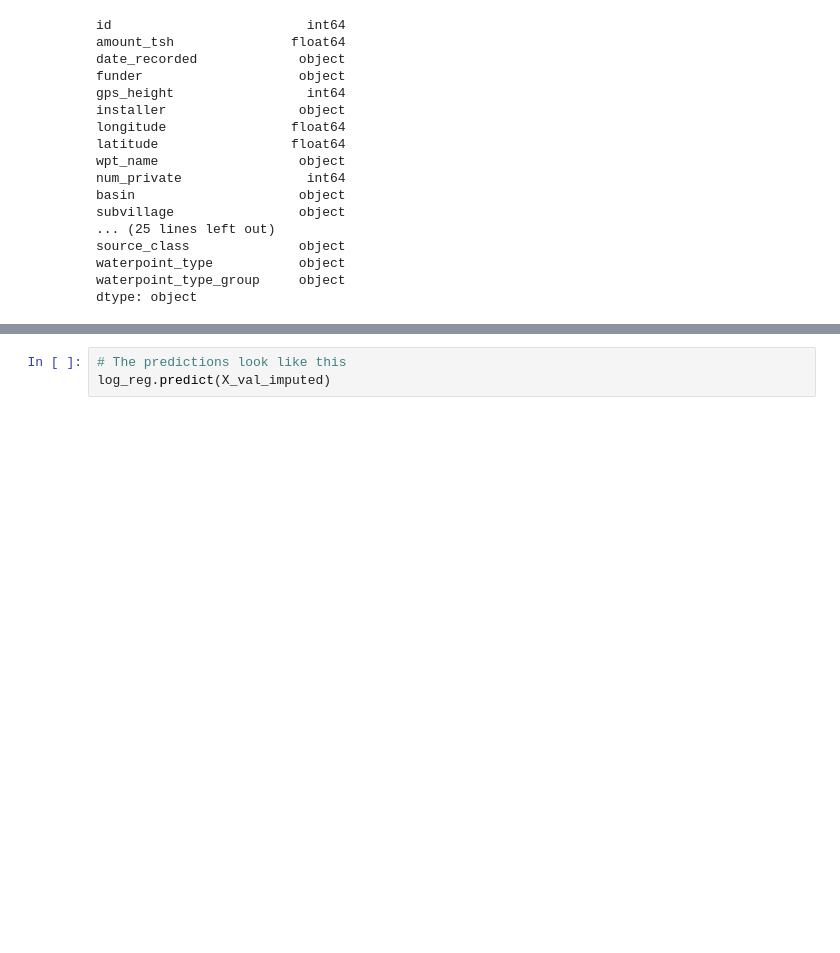
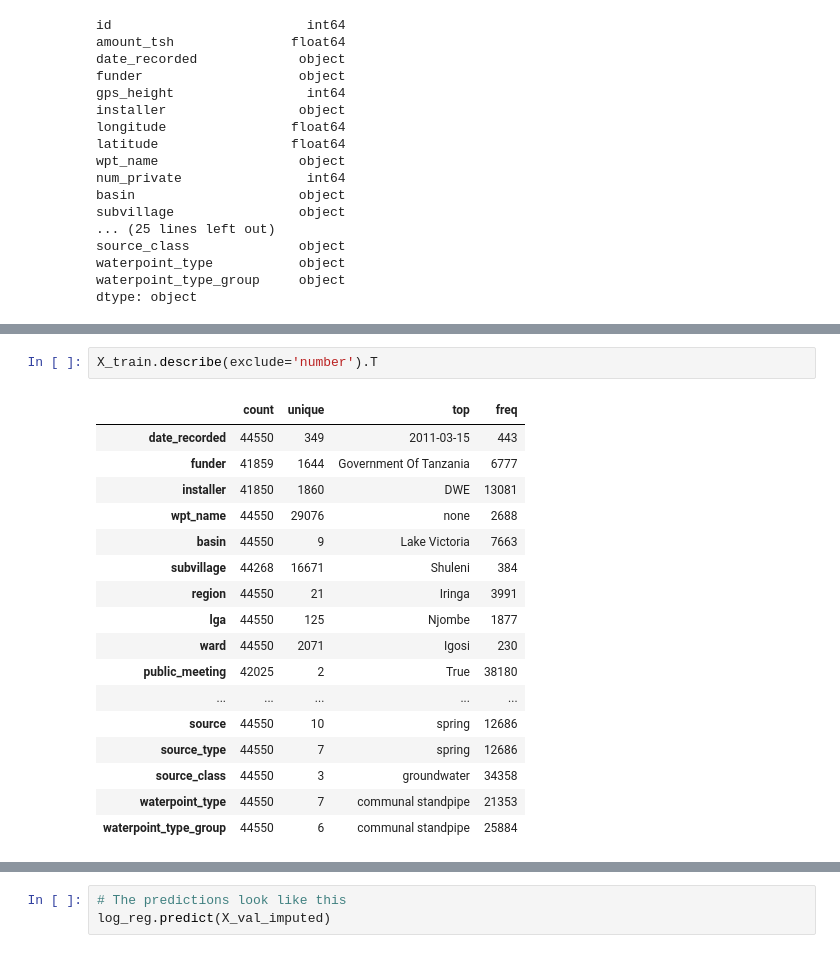
Before and after one commit to Bhavani-Rajan/DS-Unit-2-Regression-Classification, a Jupyter notebook: module4/assignment_regression_classification_4.ipynb, the cells around one changed output, grey strips where cells are left out. Cells and saved outputs as stored; diff of their text form; blank space fills up the shorter version.

```diff
--- a/module4/assignment_regression_classification_4.ipynb
+++ b/module4/assignment_regression_classification_4.ipynb
@@ -409,0 +424,20 @@ dtype: object
+# %%
+X_train.describe(exclude='number').T
+# %% [output]
+|  | count | unique | top | freq |
+| date_recorded | 44550 | 349 | 2011-03-15 | 443 |
+| funder | 41859 | 1644 | Government Of Tanzania | 6777 |
+| installer | 41850 | 1860 | DWE | 13081 |
+| wpt_name | 44550 | 29076 | none | 2688 |
+| basin | 44550 | 9 | Lake Victoria | 7663 |
+| subvillage | 44268 | 16671 | Shuleni | 384 |
+| region | 44550 | 21 | Iringa | 3991 |
+| lga | 44550 | 125 | Njombe | 1877 |
+| ward | 44550 | 2071 | Igosi | 230 |
+| public_meeting | 42025 | 2 | True | 38180 |
+| ... | ... | ... | ... | ... |
+| source | 44550 | 10 | spring | 12686 |
+| source_type | 44550 | 7 | spring | 12686 |
+| source_class | 44550 | 3 | groundwater | 34358 |
+| waterpoint_type | 44550 | 7 | communal standpipe | 21353 |
+| waterpoint_type_group | 44550 | 6 | communal standpipe | 25884 |
```
Also changed, not shown: parts of 11 cells of this notebook.
